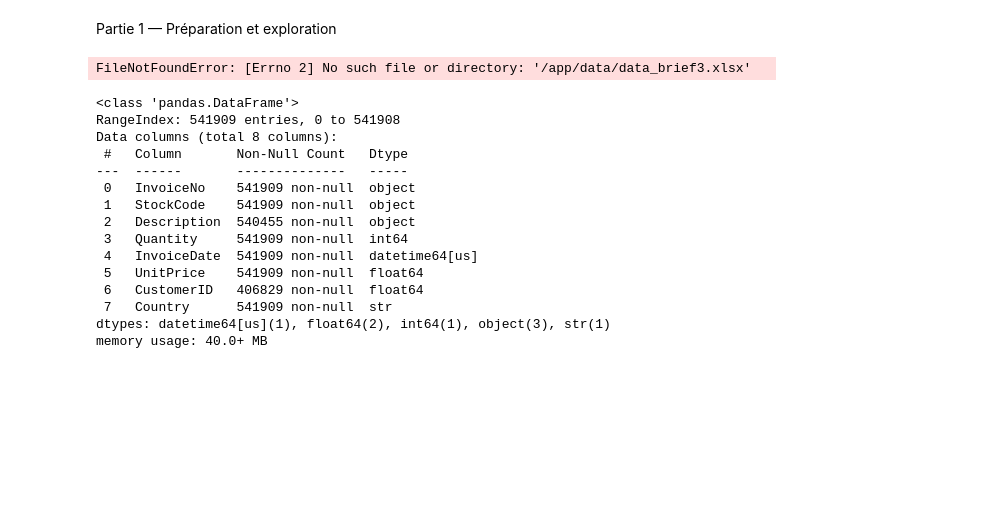
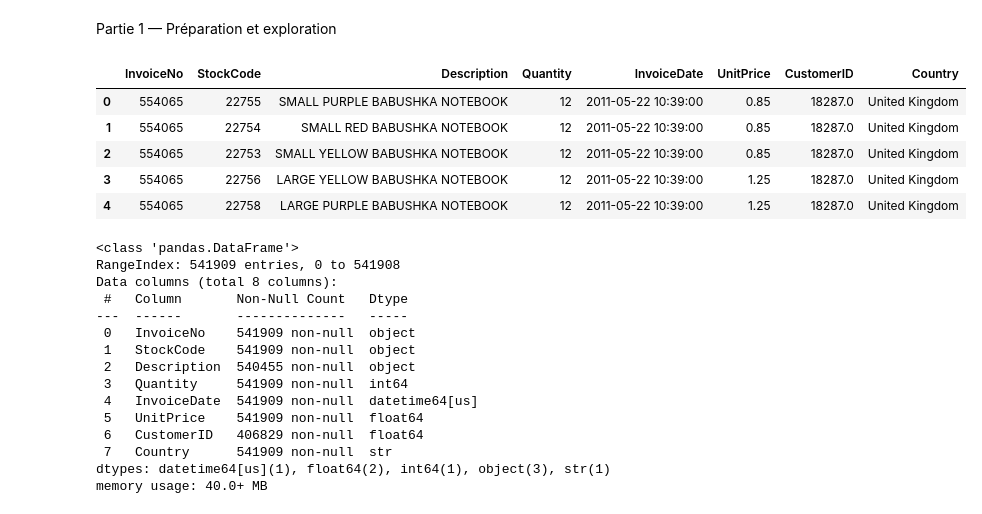
Before and after one commit to safaacht/Online-Retail-Customer-Segmentation, a Jupyter notebook: notebook/01_eda.ipynb, the cells around one changed output. Cells and saved outputs as stored; diff of their text form; code cells hidden in the pictures; blank space fills up the shorter version.

```diff
--- a/notebook/01_eda.ipynb
+++ b/notebook/01_eda.ipynb
@@ -3,14 +3,18 @@ Partie 1 — Préparation et exploration
 # %%
 import pandas as pd
 
 df = pd.read_excel(
-    "/app/data/data_brief3.xlsx",
-    engine="openpyxl"
+"C:\\Client Segmentation\\Online-Retail-Customer-Segmentation\\data\\data_brief3.xlsx",    engine="openpyxl"
 )
 
 df.head()
 # %% [output]
-FileNotFoundError: [Errno 2] No such file or directory: '/app/data/data_brief3.xlsx'
+|  | InvoiceNo | StockCode | Description | Quantity | InvoiceDate | UnitPrice | CustomerID | Country |
+| 0 | 554065 | 22755 | SMALL PURPLE BABUSHKA NOTEBOOK | 12 | 2011-05-22 10:39:00 | 0.85 | 18287.0 | United Kingdom |
+| 1 | 554065 | 22754 | SMALL RED BABUSHKA NOTEBOOK | 12 | 2011-05-22 10:39:00 | 0.85 | 18287.0 | United Kingdom |
+| 2 | 554065 | 22753 | SMALL YELLOW BABUSHKA NOTEBOOK | 12 | 2011-05-22 10:39:00 | 0.85 | 18287.0 | United Kingdom |
+| 3 | 554065 | 22756 | LARGE YELLOW BABUSHKA NOTEBOOK | 12 | 2011-05-22 10:39:00 | 1.25 | 18287.0 | United Kingdom |
+| 4 | 554065 | 22758 | LARGE PURPLE BABUSHKA NOTEBOOK | 12 | 2011-05-22 10:39:00 | 1.25 | 18287.0 | United Kingdom |
 # %%
 df.info()
 # %% [output]
```
Also changed, not shown: parts of 12 cells of this notebook.
